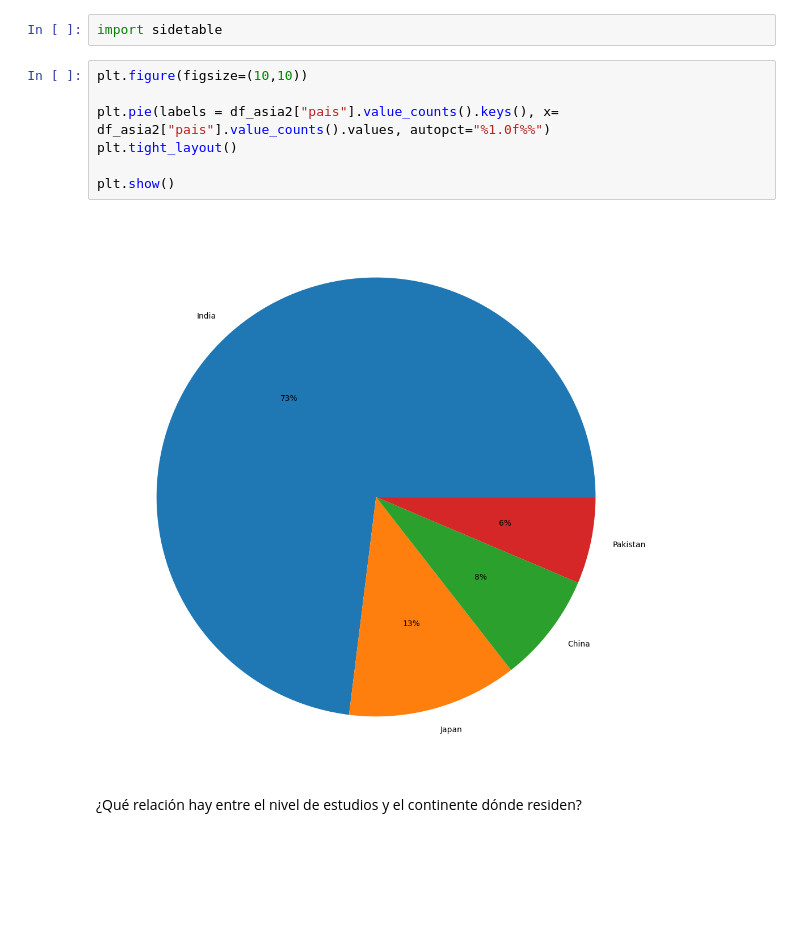
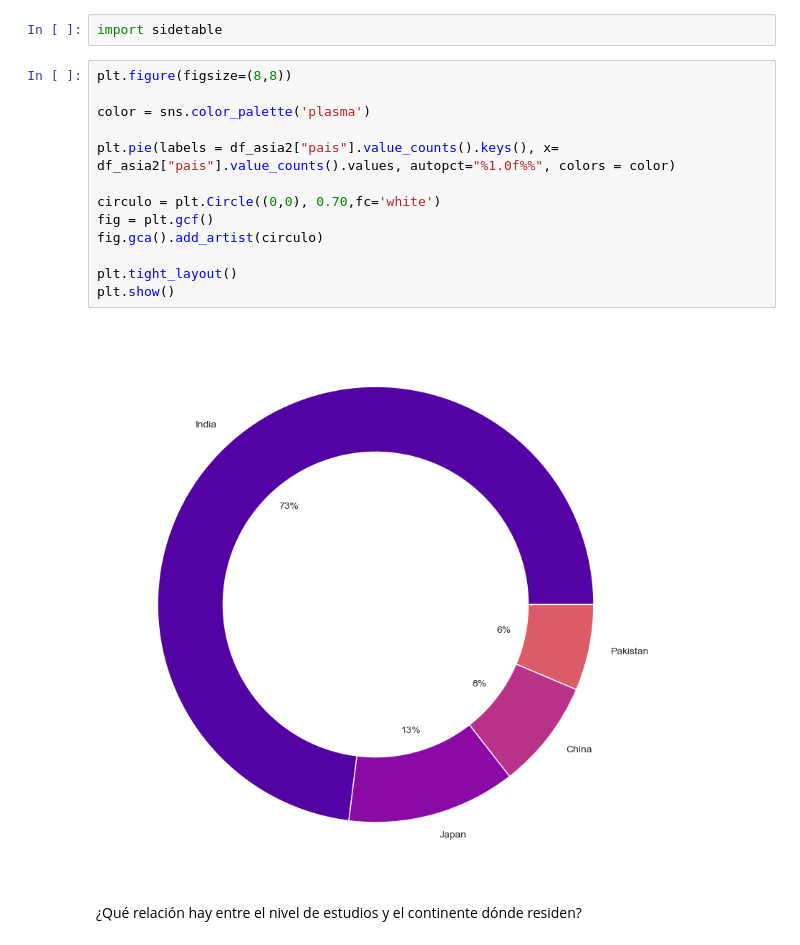
Before and after one commit to silviagordon/EDA-Visualizacion, a Jupyter notebook: Notebooks/Visualización.ipynb, the cells around one changed output. Cells and saved outputs as stored; diff of their text form; blank space fills up the shorter version.

```diff
--- a/Notebooks/Visualización.ipynb
+++ b/Notebooks/Visualización.ipynb
@@ -78,14 +80,20 @@ df_asia2 = df_social[df_social["pais"].isin(["India", "Japan", "China", "Pakista
 # %%
 import sidetable
 # %%
-plt.figure(figsize=(10,10))
+plt.figure(figsize=(8,8))
 
-plt.pie(labels = df_asia2["pais"].value_counts().keys(), x= df_asia2["pais"].value_counts().values, autopct="%1.0f%%")
+color = sns.color_palette('plasma')
+
+plt.pie(labels = df_asia2["pais"].value_counts().keys(), x= df_asia2["pais"].value_counts().values, autopct="%1.0f%%", colors = color)
+
+circulo = plt.Circle((0,0), 0.70,fc='white')
+fig = plt.gcf()
+fig.gca().add_artist(circulo)
+
 plt.tight_layout()
-
 plt.show()
 # %% [output]
-[figure, old version]
+[figure, new version]
 # %% [markdown]
 ¿Qué relación hay entre el nivel de estudios y el continente dónde residen?
 # %%
```
Also changed, not shown: parts of 32 cells of this notebook, 2 other files.
